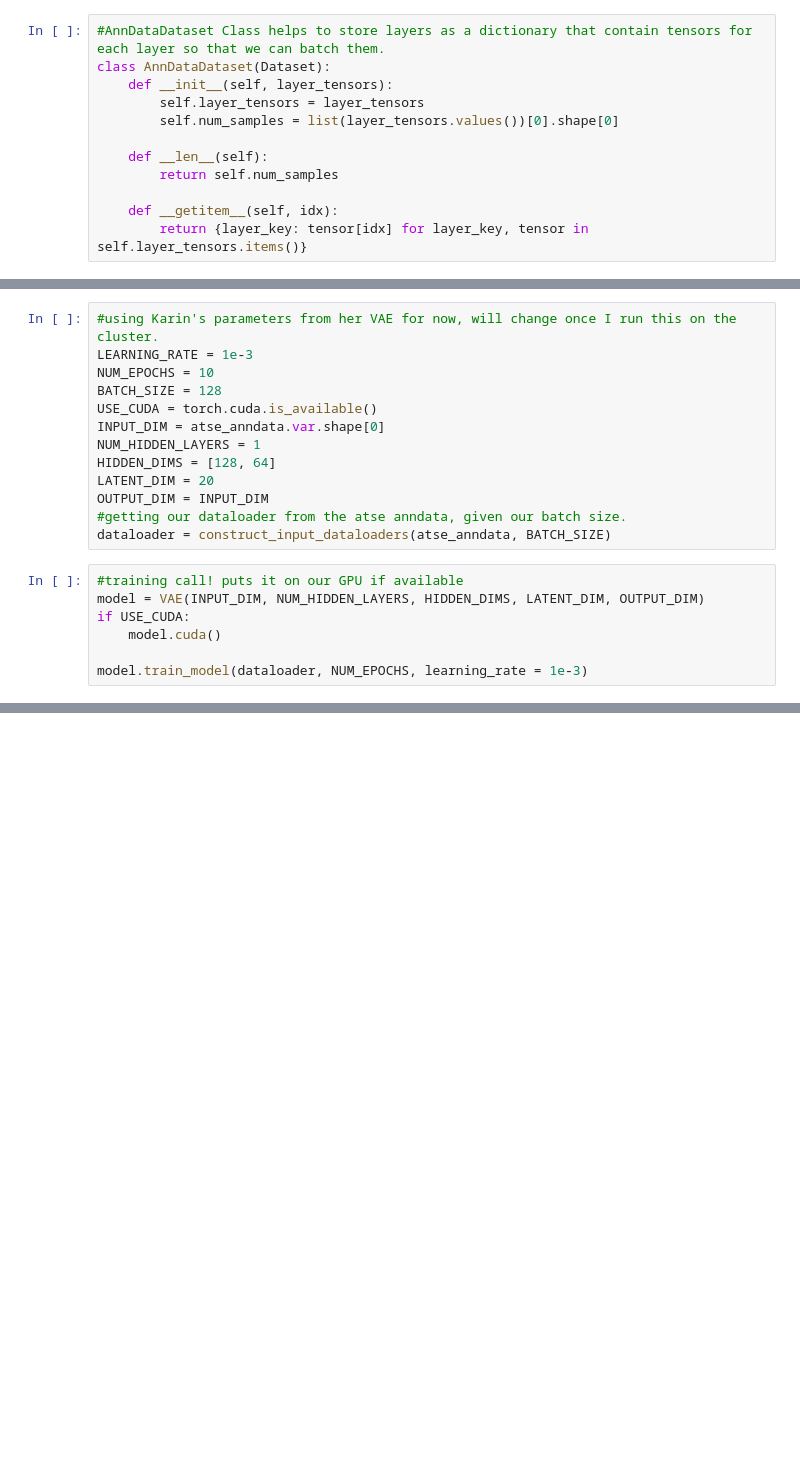
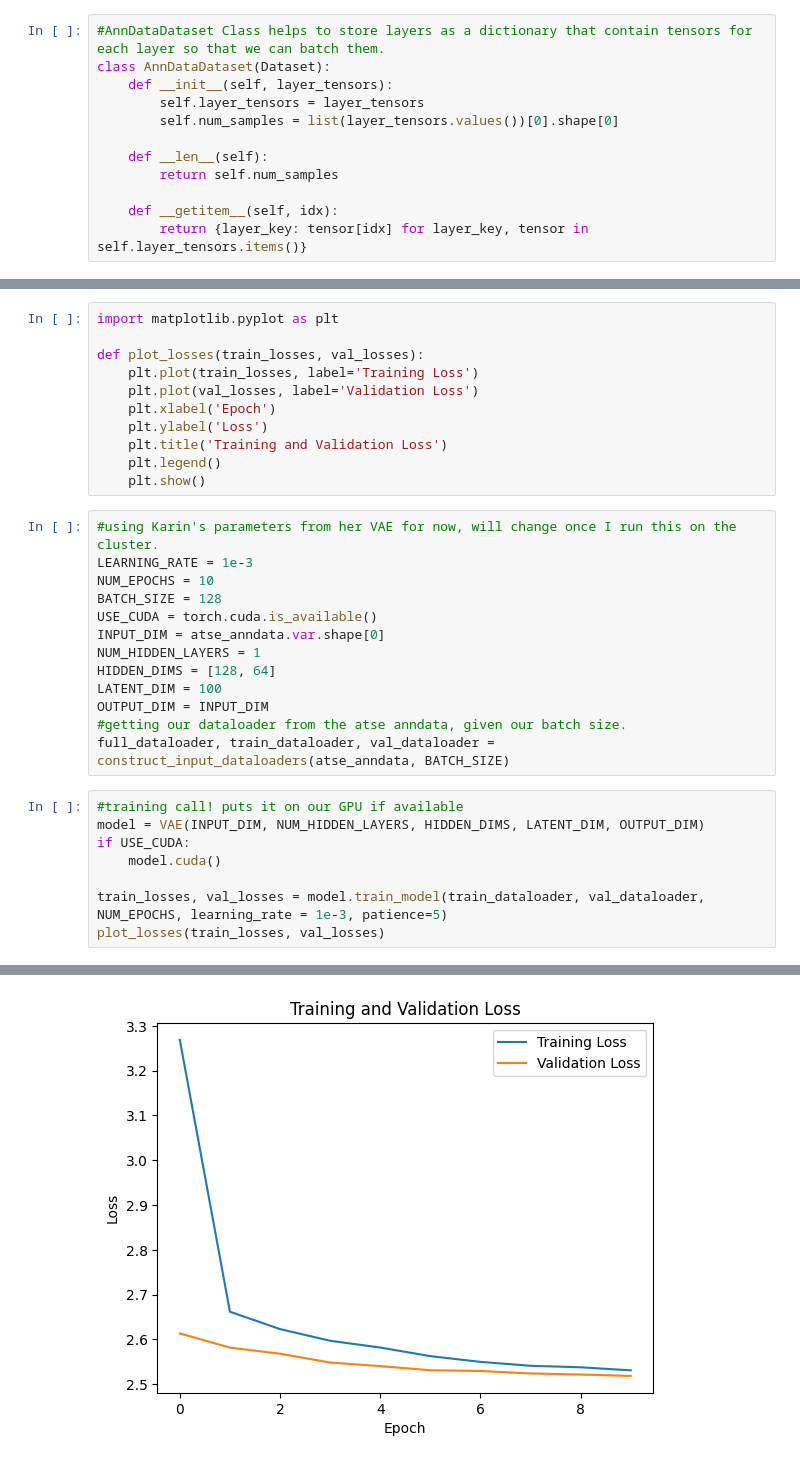
Before and after one commit to smritivaidyanathan/multivi_tools_splicing, a Jupyter notebook: splicing_VAE.ipynb, the cells around one changed output, grey strips where cells are left out. Cells and saved outputs as stored; diff of their text form; blank space fills up the shorter version.

Commit message:
Seperation of Latent Space Occuring (Only Recon Loss)

```diff
--- a/splicing_VAE.ipynb
+++ b/splicing_VAE.ipynb
@@ -157,3 +217,14 @@ class VAE(nn.Module):
+# %%
+import matplotlib.pyplot as plt
+
+def plot_losses(train_losses, val_losses):
+    plt.plot(train_losses, label='Training Loss')
+    plt.plot(val_losses, label='Validation Loss')
+    plt.xlabel('Epoch')
+    plt.ylabel('Loss')
+    plt.title('Training and Validation Loss')
+    plt.legend()
+    plt.show()
 # %%
 #using Karin's parameters from her VAE for now, will change once I run this on the cluster.
 LEARNING_RATE = 1e-3
@@ -163,14 +234,16 @@ USE_CUDA = torch.cuda.is_available()
 INPUT_DIM = atse_anndata.var.shape[0]
 NUM_HIDDEN_LAYERS = 1
 HIDDEN_DIMS = [128, 64]
-LATENT_DIM = 20
+LATENT_DIM = 100
 OUTPUT_DIM = INPUT_DIM
 #getting our dataloader from the atse anndata, given our batch size.
-dataloader = construct_input_dataloaders(atse_anndata, BATCH_SIZE)
+full_dataloader, train_dataloader, val_dataloader = construct_input_dataloaders(atse_anndata, BATCH_SIZE)
 # %%
 #training call! puts it on our GPU if available
 model = VAE(INPUT_DIM, NUM_HIDDEN_LAYERS, HIDDEN_DIMS, LATENT_DIM, OUTPUT_DIM)
 if USE_CUDA:
     model.cuda()
 
-model.train_model(dataloader, NUM_EPOCHS, learning_rate = 1e-3)
+train_losses, val_losses = model.train_model(train_dataloader, val_dataloader, NUM_EPOCHS, learning_rate = 1e-3, patience=5)
+plot_losses(train_losses, val_losses)
+# %% [output]
@@ -176,0 +267 @@ model.train_model(dataloader, NUM_EPOCHS, learning_rate = 1e-3)
+[figure, added]
```
Also changed, not shown: parts of 8 cells of this notebook, 2 other files.
